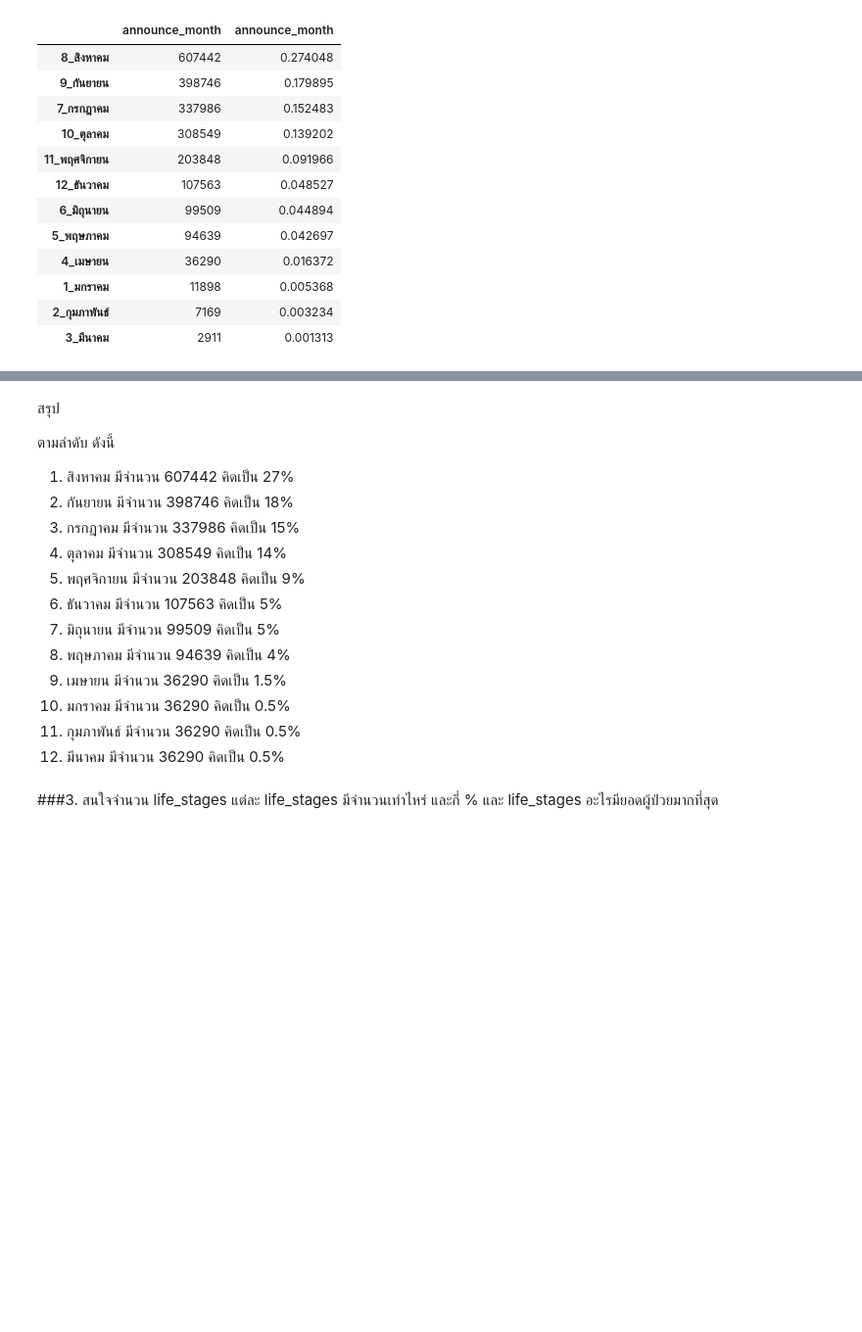
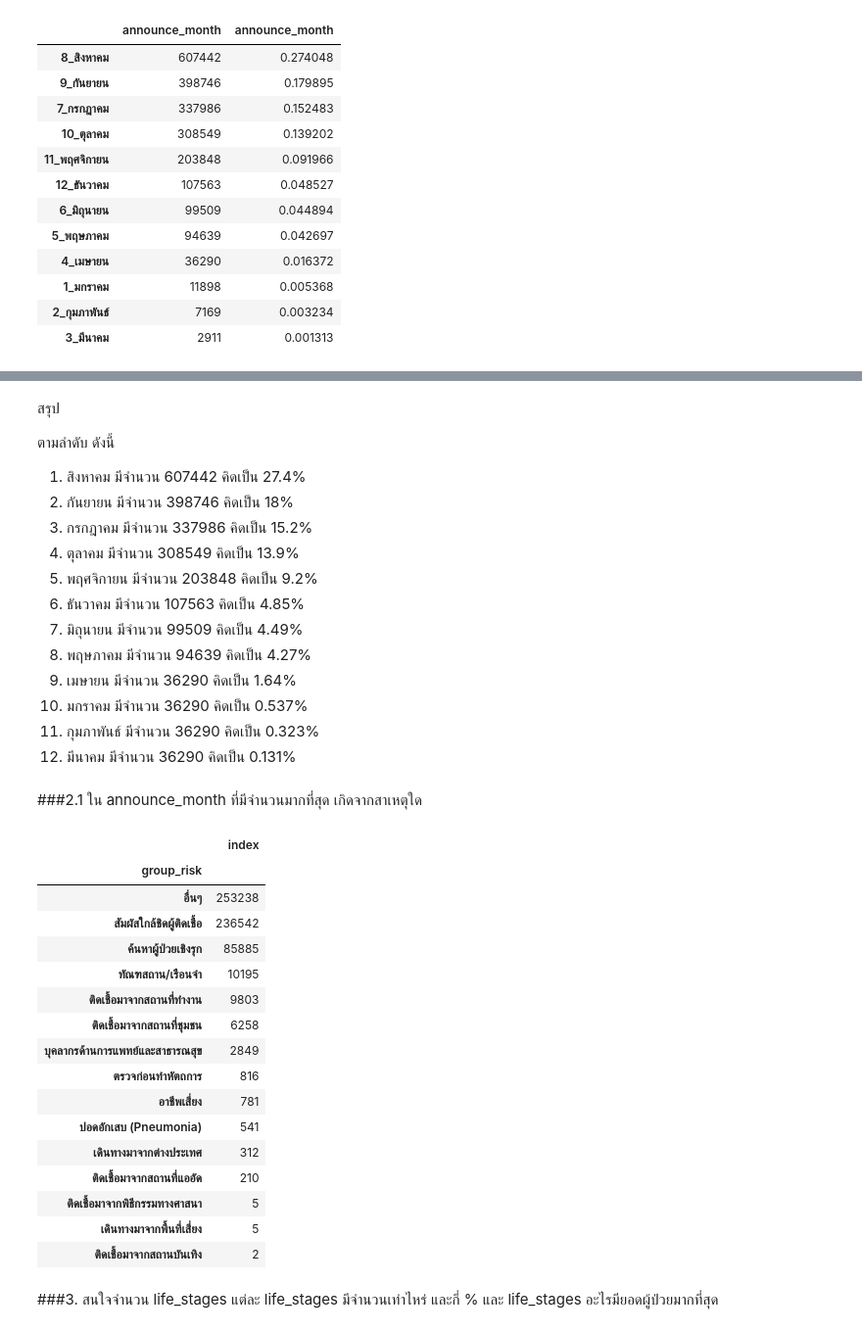
Before and after one commit to Toeysamm/2-64-NIDA-DADS5001, a Jupyter notebook: Covid19_midterm.ipynb, the cells around one changed output, grey strips where cells are left out. Shown: that part at 98% size. Cells and saved outputs as stored; diff of their text form; code cells hidden in the pictures; blank space fills up the shorter version.

```diff
--- a/Covid19_midterm.ipynb
+++ b/Covid19_midterm.ipynb
@@ -353,18 +392,40 @@ plt.show()
 สรุป
 
 ตามลำดับ ดังนี้
-1. สิงหาคม มีจำนวน 607442 คิดเป็น 27%
+1. สิงหาคม มีจำนวน 607442 คิดเป็น 27.4%
 2. กันยายน มีจำนวน 398746 คิดเป็น 18%
-3. กรกฎาคม มีจำนวน 337986 คิดเป็น 15%
-4. ตุลาคม มีจำนวน 308549 คิดเป็น 14%
-5. พฤศจิกายน มีจำนวน 203848 คิดเป็น 9%
-6. ธันวาคม มีจำนวน 107563 คิดเป็น 5%
-7. มิถุนายน มีจำนวน 99509 คิดเป็น 5%
-8. พฤษภาคม มีจำนวน 94639 คิดเป็น 4%
-9. เมษายน มีจำนวน 36290 คิดเป็น 1.5%
-10. มกราคม มีจำนวน 36290 คิดเป็น 0.5%
-11. กุมภาพันธ์ มีจำนวน 36290 คิดเป็น 0.5%
-12. มีนาคม มีจำนวน 36290 คิดเป็น 0.5%
+3. กรกฎาคม มีจำนวน 337986 คิดเป็น 15.2%
+4. ตุลาคม มีจำนวน 308549 คิดเป็น 13.9%
+5. พฤศจิกายน มีจำนวน 203848 คิดเป็น 9.2%
+6. ธันวาคม มีจำนวน 107563 คิดเป็น 4.85%
+7. มิถุนายน มีจำนวน 99509 คิดเป็น 4.49%
+8. พฤษภาคม มีจำนวน 94639 คิดเป็น 4.27%
+9. เมษายน มีจำนวน 36290 คิดเป็น 1.64%
+10. มกราคม มีจำนวน 36290 คิดเป็น 0.537%
+11. กุมภาพันธ์ มีจำนวน 36290 คิดเป็น 0.323%
+12. มีนาคม มีจำนวน 36290 คิดเป็น 0.131%
+# %% [markdown]
+###2.1 ใน announce_month ที่มีจำนวนมากที่สุด เกิดจากสาเหตุใด
+# %%
+covid19Y64[covid19Y64['announce_month'] == '8_สิงหาคม'].groupby(by='group_risk')['index'].count().sort_values(ascending=False).to_frame()
+# %% [output]
+|  | index |
+| group_risk |  |
+| อื่นๆ | 253238 |
+| สัมผัสใกล้ชิดผู้ติดเชื้อ | 236542 |
+| ค้นหาผู้ป่วยเชิงรุก | 85885 |
+| ทัณฑสถาน/เรือนจำ | 10195 |
+| ติดเชื้อมาจากสถานที่ทำงาน | 9803 |
+| ติดเชื้อมาจากสถานที่ชุมชน | 6258 |
+| บุคลากรด้านการแพทย์และสาธารณสุข | 2849 |
+| ตรวจก่อนทำหัตถการ | 816 |
+| อาชีพเสี่ยง | 781 |
+| ปอดอักเสบ (Pneumonia) | 541 |
+| เดินทางมาจากต่างประเทศ | 312 |
+| ติดเชื้อมาจากสถานที่แออัด | 210 |
+| ติดเชื้อมาจากพิธีกรรมทางศาสนา | 5 |
+| เดินทางมาจากพื้นที่เสี่ยง | 5 |
+| ติดเชื้อมาจากสถานบันเทิง | 2 |
 # %% [markdown]
 ###3. สนใจจำนวน life_stages แต่ละ life_stages มีจำนวนเท่าไหร่ และกี่ % และ life_stages อะไรมียอดผู้ป่วยมากที่สุด
 # %%
```
Also changed, not shown: parts of 13 cells of this notebook.
